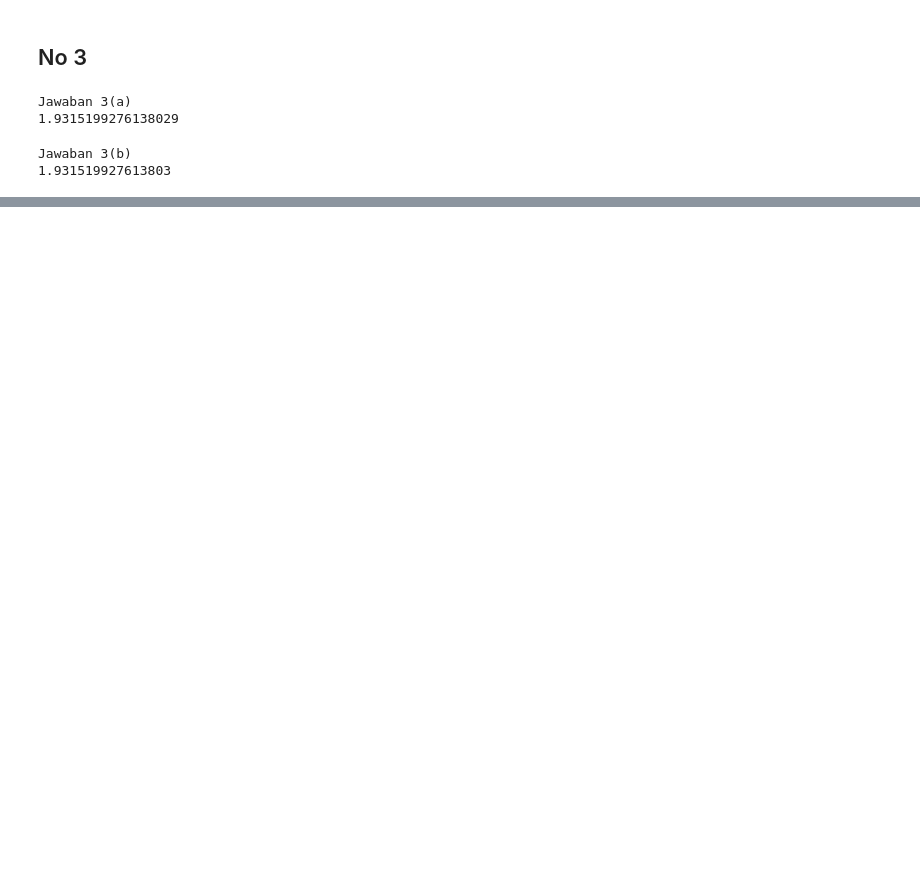
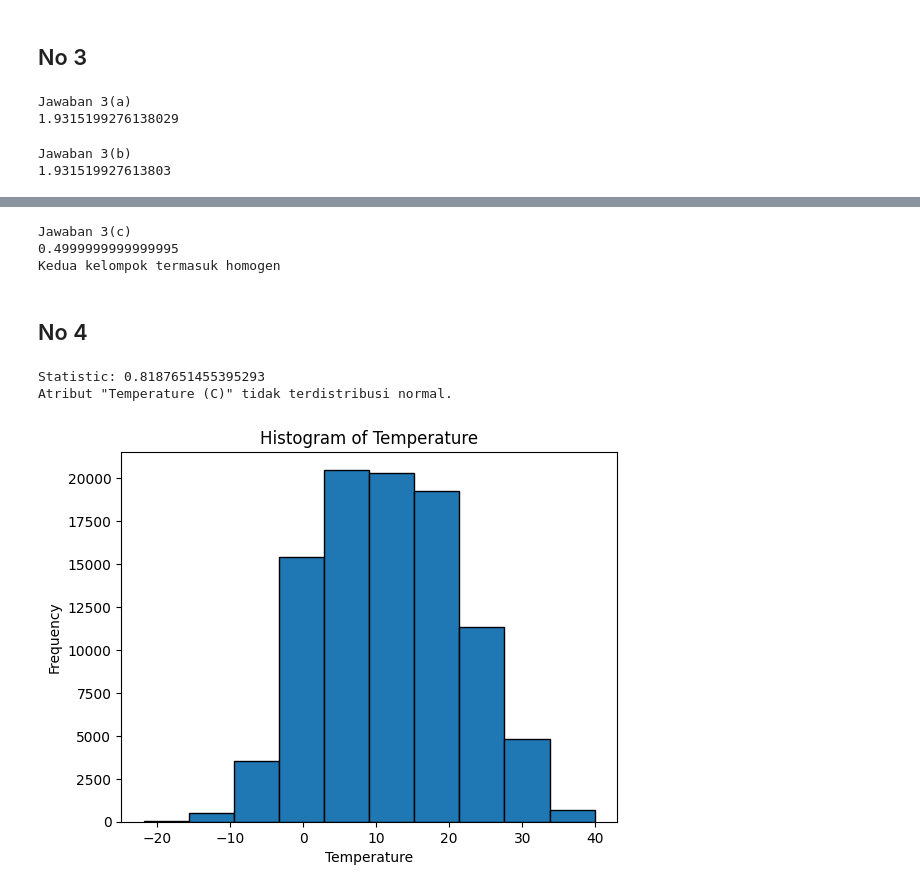
Before and after one commit to FaisAkbar/Kuis2_StatistikKomputasi, a Jupyter notebook: Kuis2_StatistikaKomputasi.ipynb, the cells around one changed output, grey strips where cells are left out. Cells and saved outputs as stored; diff of their text form; code cells hidden in the pictures; blank space fills up the shorter version.

```diff
--- a/Kuis2_StatistikaKomputasi.ipynb
+++ b/Kuis2_StatistikaKomputasi.ipynb
@@ -99,0 +84,76 @@ Bukan Homogen
+# %%
+import pandas as pd
+import numpy as np
+from scipy.stats import f
+
+print("Jawaban 3(c)")
+# mendefinisikan fungsi harley_test yang menerima dua parameter dari data
+def harley_test(Dengantool, Tanpatool):
+# menghitung variansi
+    var1 = np.var(Dengantool)
+    var2 = np.var(Tanpatool)
+# membandingkan variansi terbesar dengan variansi terkecil dan menghitung nilai F
+    if var1 > var2:
+        f_value = var1 / var2
+    else:
+        f_value = var2 / var1
+    df1 = len(Dengantool) - 1
+    df2 = len(Tanpatool) - 1
+
+    p_value = f.sf(f_value, df1, df2)
+    return p_value
+# membaca file excel
+data = pd.read_excel('no3.xlsx')
+Dengantool = data['Dengantool']
+Tanpatool = data['Tanpatool']
+# memanggil fungsi harley_test dengan parameter Dengantool dan Tanpatool
+p_value = harley_test(Dengantool, Tanpatool)
+
+print(p_value)
+# mengecek apakah kedua kelompok homogen atau tidak
+if p_value < 0.05:
+    print("Kedua kelompok tidak termasuk homogen")
+else:
+    print("Kedua kelompok termasuk homogen")
+# %% [output]
+Jawaban 3(c)
+0.4999999999999995
+Kedua kelompok termasuk homogen
+# %% [markdown]
+## No 4
+# %%
+#import library
+import pandas as pd
+import scipy.stats as stats
+
+#baca file csv ke dalam dataframe
+df = pd.read_csv('weatherHistory.csv')
+
+#akses nilai-nilai atribut Temperature dan simpan ke dalam array 1-D
+temperature = df['Temperature (C)'].values
+
+#lakukan uji KS seperti sebelumnya
+statistic, pvalue = stats.kstest(temperature, 'norm')
+
+#tampilkan hasil
+print('Statistic:', statistic)
+
+#tentukan apakah atribut "Temperature (C)" terdistribusi normal
+if pvalue < 0.05:
+    print('Atribut "Temperature (C)" tidak terdistribusi normal.')
+else:
+    print('Atribut "Temperature (C)" terdistribusi normal.')
+# %% [output]
+Statistic: 0.8187651455395293
+Atribut "Temperature (C)" tidak terdistribusi normal.
+# %%
+import matplotlib.pyplot as plt
+
+#buat plot histogram dari array 1-D temperature
+plt.hist(temperature, bins=10, edgecolor='black')
+plt.xlabel('Temperature')
+plt.ylabel('Frequency')
+plt.title('Histogram of Temperature')
+plt.show()
+# %% [output]
+[figure, added]
```
Also changed, not shown: parts of 7 cells of this notebook.
